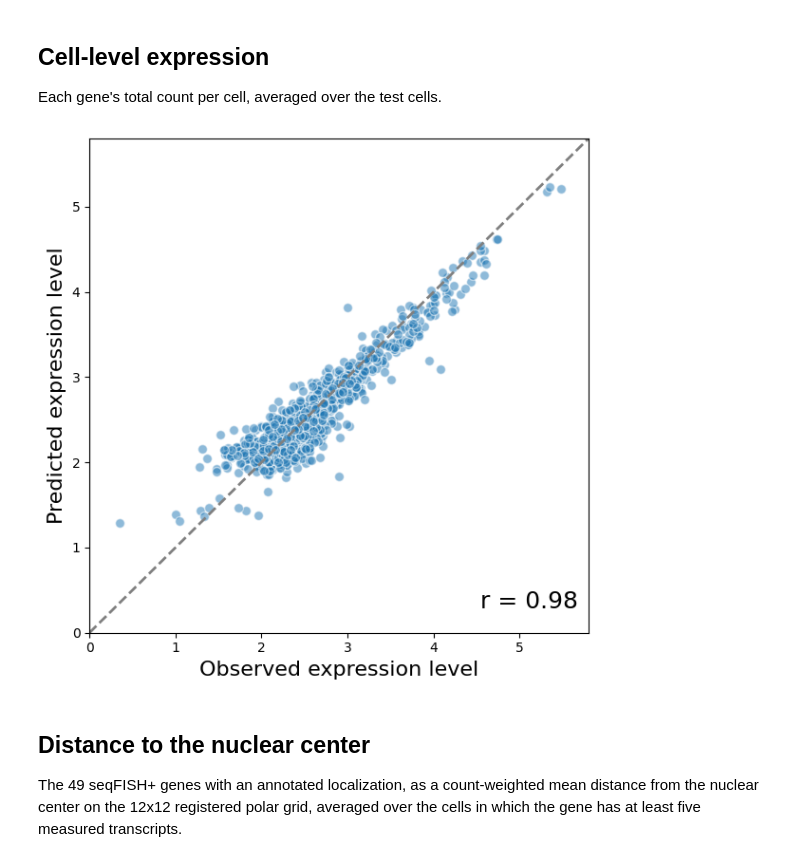
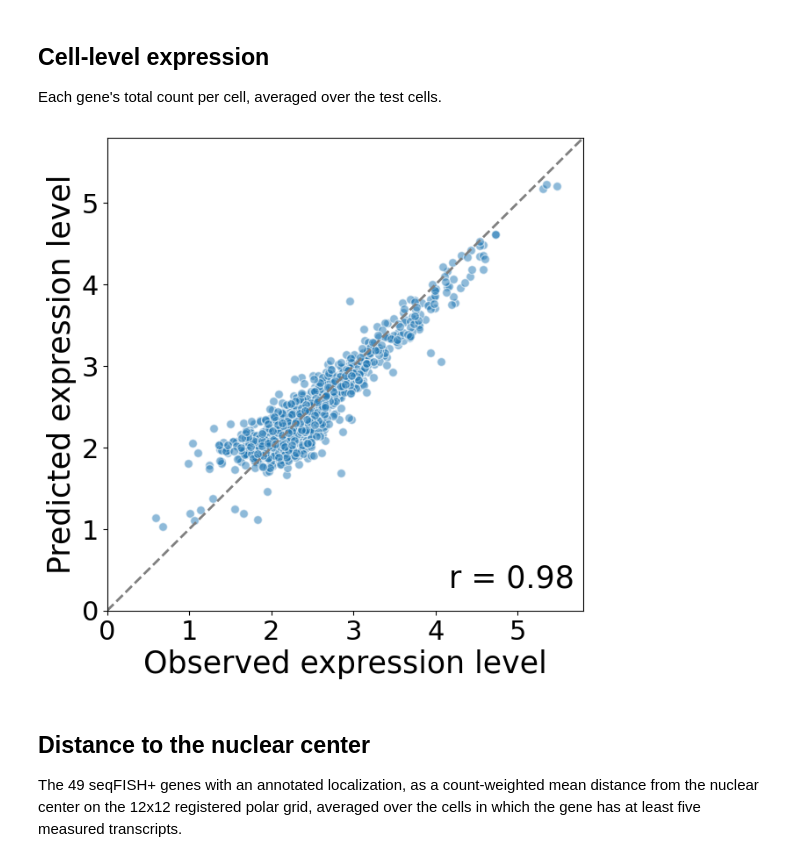
Before and after one commit to aster-ww/SVC, a Jupyter notebook: docs/source/tutorials/prediction.ipynb, the cells around one changed output. Cells and saved outputs as stored; diff of their text form; code cells hidden in the pictures.

```diff
--- a/docs/source/tutorials/prediction.ipynb
+++ b/docs/source/tutorials/prediction.ipynb
@@ -74,20 +74,23 @@ distance to nuclear center pcc 0.8990
 
 Each gene's total count per cell, averaged over the test cells.
 # %%
-fig, ax = plt.subplots(figsize=(6, 6))
-ax.scatter(np.log1p(results['truth_gene_mean']), np.log1p(results['pred_gene_mean']),
+fig, ax = plt.subplots(1, 1, figsize=(7, 7))
+ax.scatter(np.log(results['truth_gene_mean'] + 0.1), np.log(results['pred_gene_mean'] + 0.1),
            s=50, alpha=0.5, edgecolors='white')
 ax.plot([0, 6], [0, 6], '--', lw=2, color='gray')
 ax.set_xlim(0, 5.8)
 ax.set_ylim(0, 5.8)
-ax.set_xlabel('Observed expression level', fontsize=16)
-ax.set_ylabel('Predicted expression level', fontsize=16)
+ax.set_xticks([0, 1, 2, 3, 4, 5])
+ax.set_xticklabels([0, 1, 2, 3, 4, 5], fontsize=22)
+ax.set_yticks([0, 1, 2, 3, 4, 5])
+ax.set_yticklabels([0, 1, 2, 3, 4, 5], fontsize=22)
+ax.set_xlabel('Observed expression level', fontsize=25)
+ax.set_ylabel('Predicted expression level', fontsize=25)
 r = np.corrcoef(results['truth_gene_mean'], results['pred_gene_mean'])[0, 1]
-ax.text(0.98, 0.05, f'r = {r:.2f}', transform=ax.transAxes, ha='right', fontsize=18)
-plt.tight_layout()
+ax.text(0.98, 0.05, f'r = {r:.2f}', transform=ax.transAxes, ha='right', fontsize=25)
 plt.show()
 # %% [output]
-[figure, old version]
+[figure, new version]
 # %% [markdown]
 ## Distance to the nuclear center
 
```
Also changed, not shown: parts of 3 cells of this notebook.
